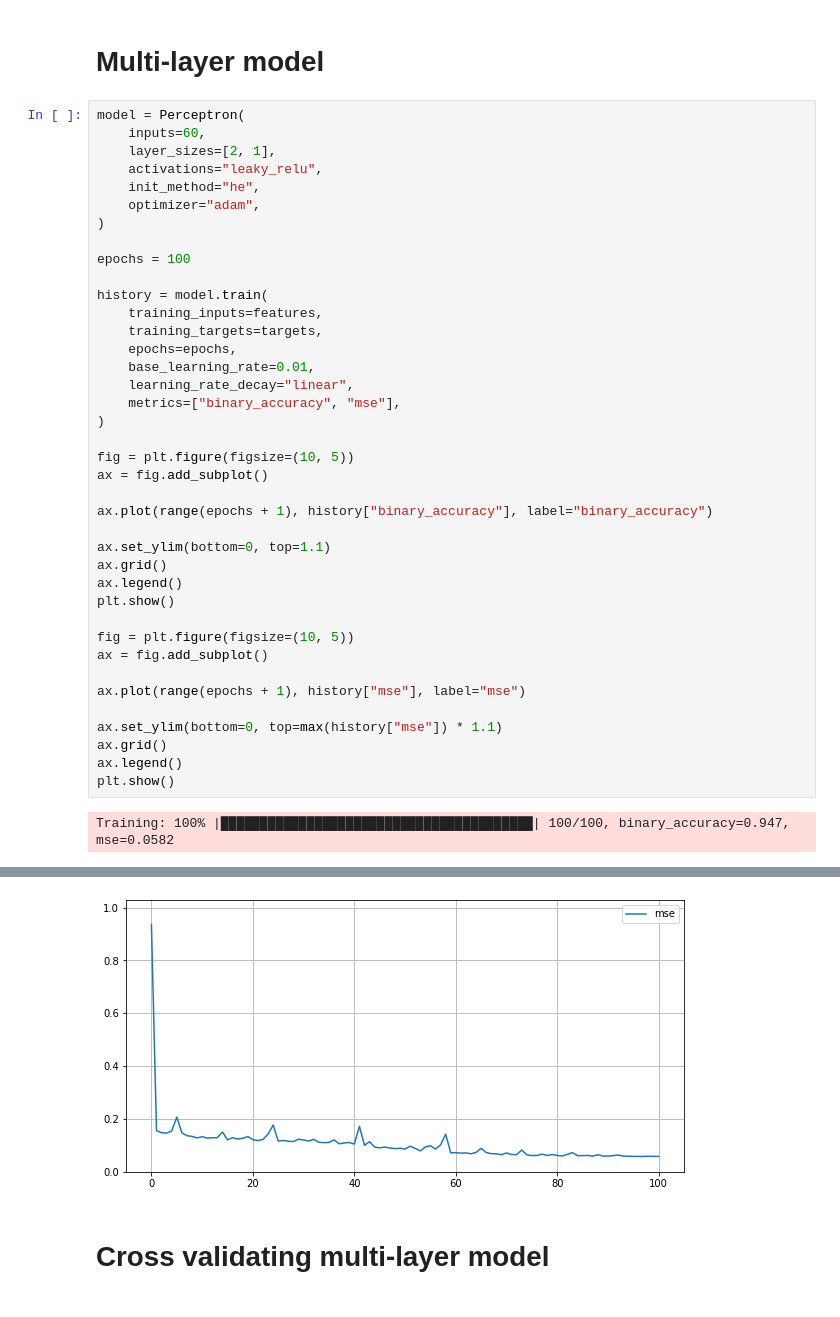
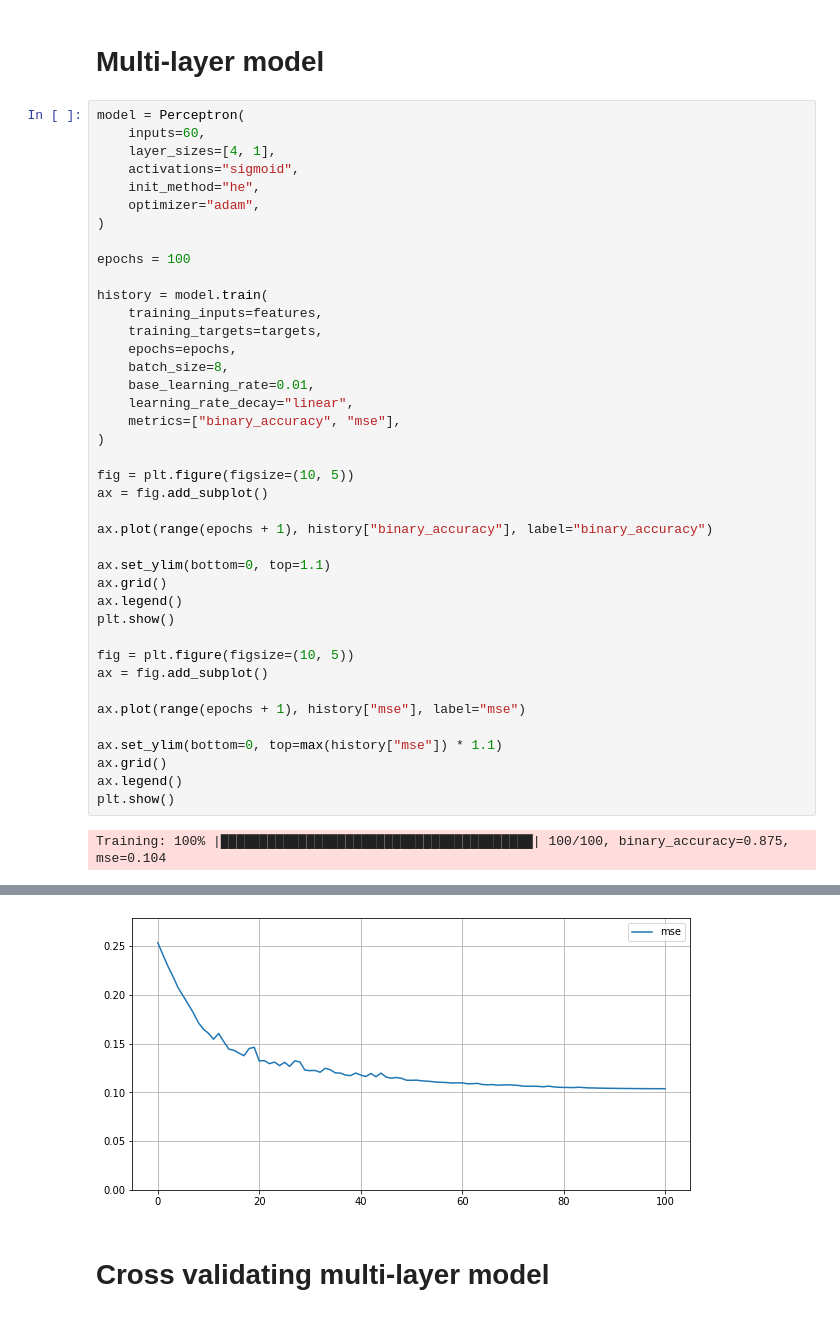
Before and after one commit to FilipHanzel/perceptron, a Jupyter notebook: examples/sonar/sonar.ipynb, the cells around one changed output, grey strips where cells are left out. Cells and saved outputs as stored; diff of their text form.

Commit message:
rework optimizers to allow for batch update

```diff
--- a/examples/sonar/sonar.ipynb
+++ b/examples/sonar/sonar.ipynb
@@ -82,8 +83,8 @@ Training: 100% |█████████████████████
 # %%
 model = Perceptron(
     inputs=60,
-    layer_sizes=[2, 1],
-    activations="leaky_relu",
+    layer_sizes=[4, 1],
+    activations="sigmoid",
     init_method="he",
     optimizer="adam",
 )
@@ -94,6 +95,7 @@ history = model.train(
     training_inputs=features,
     training_targets=targets,
     epochs=epochs,
+    batch_size=8,
     base_learning_rate=0.01,
     learning_rate_decay="linear",
     metrics=["binary_accuracy", "mse"],
@@ -119,4 +121,4 @@ ax.grid()
 ax.legend()
 plt.show()
 # %% [output]
-Training: 100% |████████████████████████████████████████| 100/100, binary_accuracy=0.947, mse=0.0582
+Training: 100% |████████████████████████████████████████| 100/100, binary_accuracy=0.875, mse=0.104
@@ -124,4 +126,4 @@ Training: 100% |█████████████████████
-[figure, old version]
+[figure, new version]
 # %% [markdown]
 # Cross validating multi-layer model
 # %%
```
Also changed, not shown: parts of 4 cells of this notebook, 6 other files.
